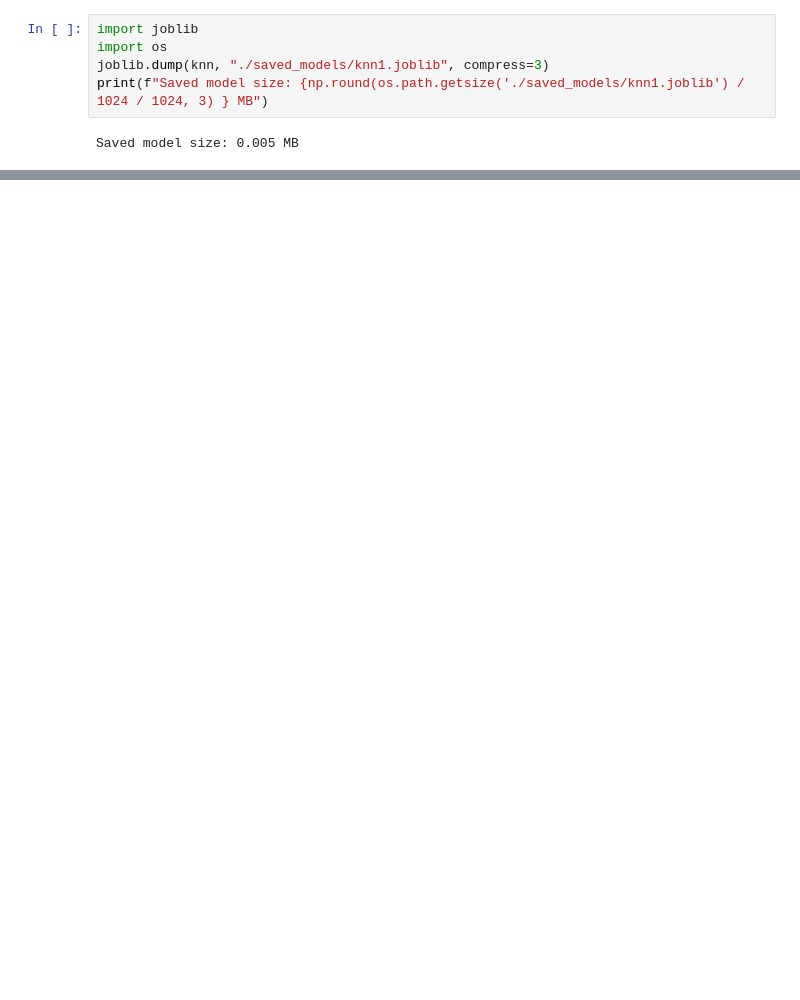
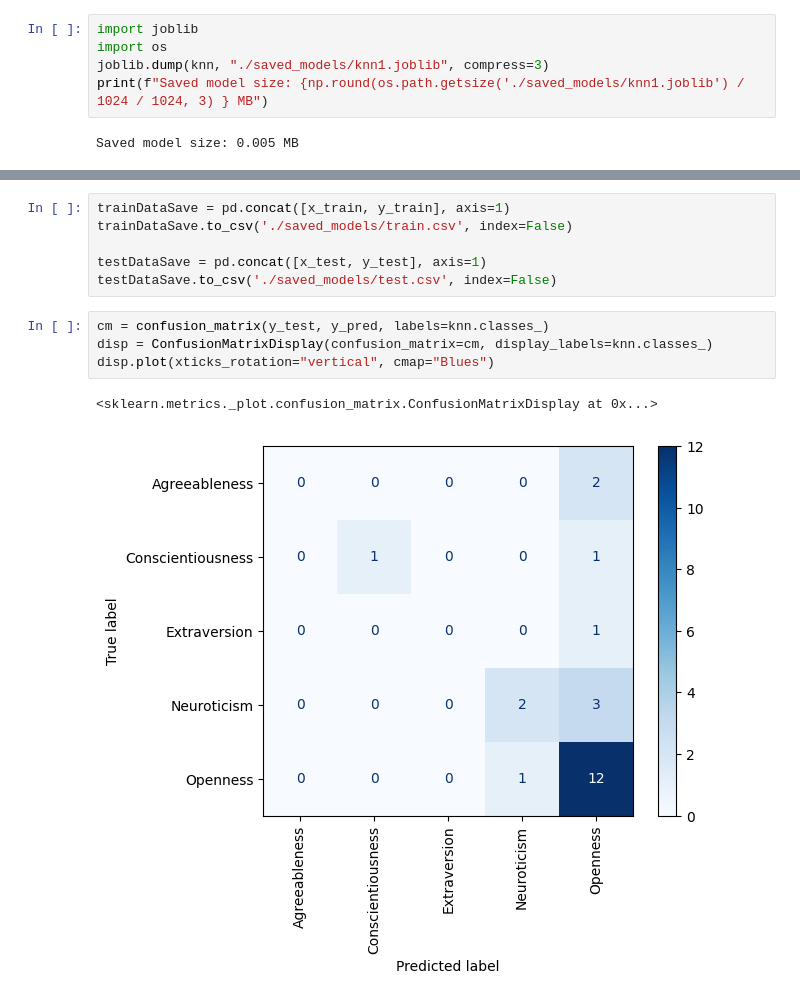
Before and after one commit to subhadip6869/Personality_Prediction, a Jupyter notebook: personality_knn.ipynb, the cells around one changed output, grey strips where cells are left out. Cells and saved outputs as stored; diff of their text form; blank space fills up the shorter version.

```diff
--- a/personality_knn.ipynb
+++ b/personality_knn.ipynb
@@ -175,0 +176,13 @@ accuracy_score(y_test, loaded_predict)
+# %%
+trainDataSave = pd.concat([x_train, y_train], axis=1)
+trainDataSave.to_csv('./saved_models/train.csv', index=False)
+
+testDataSave = pd.concat([x_test, y_test], axis=1)
+testDataSave.to_csv('./saved_models/test.csv', index=False)
+# %%
+cm = confusion_matrix(y_test, y_pred, labels=knn.classes_)
+disp = ConfusionMatrixDisplay(confusion_matrix=cm, display_labels=knn.classes_)
+disp.plot(xticks_rotation="vertical", cmap="Blues")
+# %% [output]
+<sklearn.metrics._plot.confusion_matrix.ConfusionMatrixDisplay at 0x...>
+[figure, added]
```
Also changed, not shown: parts of 7 cells of this notebook, 8 other files.
